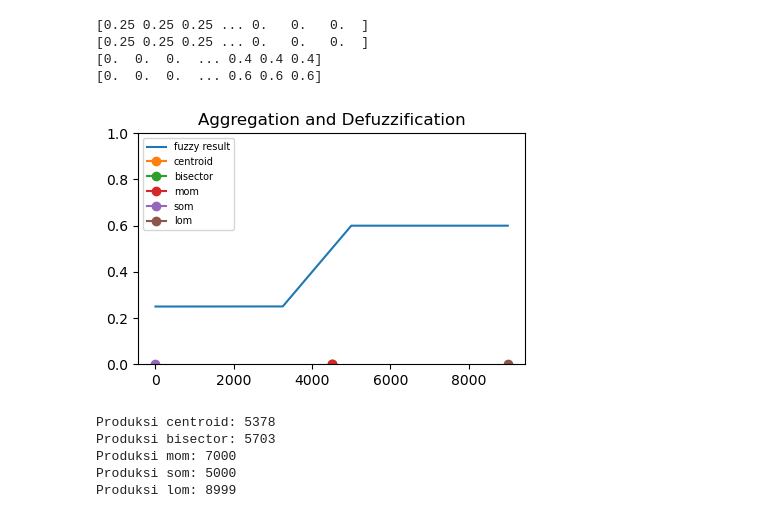
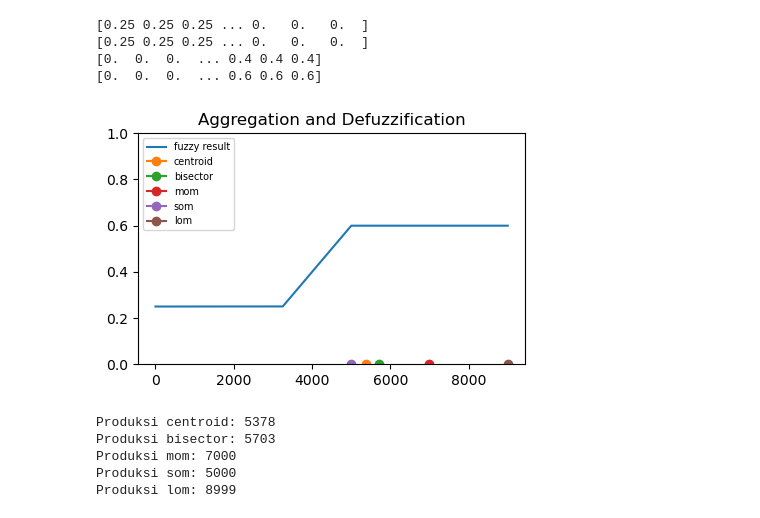
Before and after one commit to davidarizaldi/Python-Fuzzy-Implementation, a Jupyter notebook: Fuzzy Implementation.ipynb, the cells around one changed output. Saved outputs shown, nothing was run; the diff lists cells and outputs as text; code cells hidden in the pictures.

```diff
--- a/Fuzzy Implementation.ipynb
+++ b/Fuzzy Implementation.ipynb
@@ -130,29 +130,29 @@ aggregated = np.fmax(activation_1,
 # %%
 # Defuzzification
 produksi_centroid = fuzz.defuzz(x_produksi, aggregated, 'centroid')
 produksi_bisector = fuzz.defuzz(x_produksi, aggregated, 'bisector')
 produksi_mom = fuzz.defuzz(x_produksi, aggregated, "mom")
 produksi_som = fuzz.defuzz(x_produksi, aggregated, "som")
 produksi_lom = fuzz.defuzz(x_produksi, aggregated, "lom")
 
 plt.title("Aggregation and Defuzzification")
 plt.plot(x_produksi, aggregated, label="fuzzy result", marker="")
-plt.plot(tip_centroid, 0.0, label="centroid", marker="o")
-plt.plot(tip_bisector, 0.0, label="bisector", marker="o")
-plt.plot(tip_mom, 0.0, label="mom", marker="o")
-plt.plot(tip_som, 0.0, label="som", marker="o")
-plt.plot(tip_lom, 0.0, label="lom", marker="o")
+plt.plot(produksi_centroid, 0.0, label="centroid", marker="o")
+plt.plot(produksi_bisector, 0.0, label="bisector", marker="o")
+plt.plot(produksi_mom, 0.0, label="mom", marker="o")
+plt.plot(produksi_som, 0.0, label="som", marker="o")
+plt.plot(produksi_lom, 0.0, label="lom", marker="o")
 plt.ylim(0, 1)
 plt.legend(loc="upper left")
 plt.show()
 
 print("Produksi centroid:", round(produksi_centroid))
 print("Produksi bisector:", round(produksi_bisector))
 print("Produksi mom:", round(produksi_mom))
 print("Produksi som:", round(produksi_som))
 print("Produksi lom:", round(produksi_lom))
 # %% [output]
-[figure, old version]
+[figure, new version]
 Produksi centroid: 5378
 Produksi bisector: 5703
 Produksi mom: 7000
```
